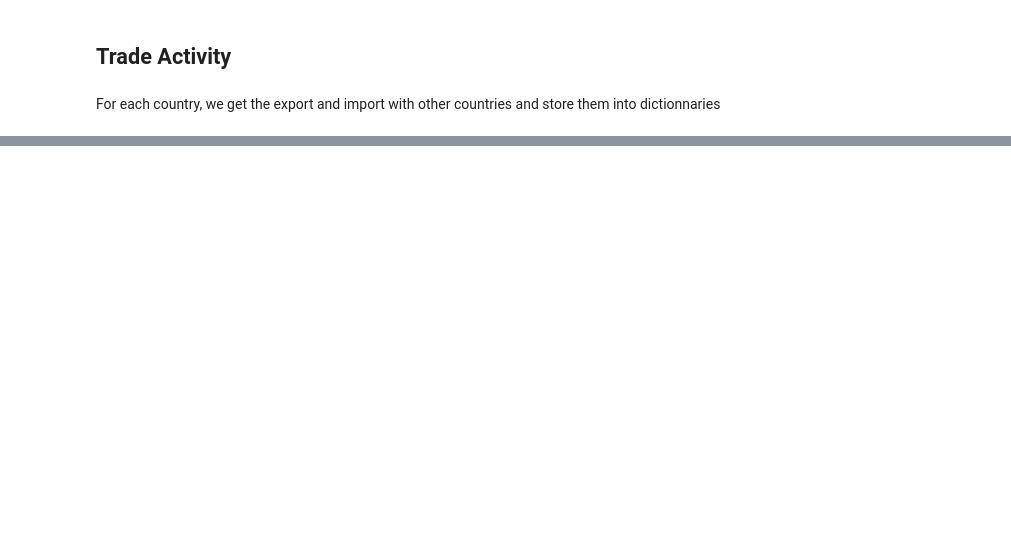
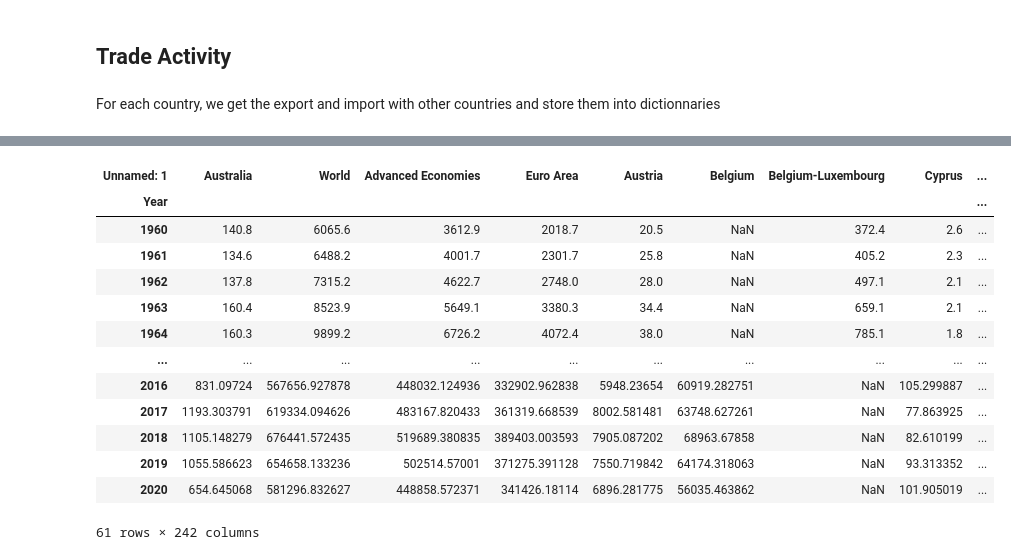
Before and after one commit to graffv/Statapp-Macroeconomie, a Jupyter notebook: trade_activity.ipynb, the cells around one changed output, grey strips where cells are left out. Cells and saved outputs as stored; diff of their text form; code cells hidden in the pictures; blank space fills up the shorter version.

```diff
--- a/trade_activity.ipynb
+++ b/trade_activity.ipynb
@@ -78,7 +67,8 @@ plt.plot(realGDP.France)
 # %% [markdown]
 For each country, we get the export and import with other countries and store them into dictionnaries
 # %%
-list_countries = ["Australia", "France", "Germany", "Switzerland", "UnitedStates", "Canada", "UnitedKingdom"]
+list_countries = ["Australia", "France", "Germany", "Switzerland", "UnitedStates",
+                  "Canada", "UnitedKingdom", "Denmark", "Italy"]
 dict_paths = {}
 dict_xls = {}
 dict_export = {}
@@ -106,3 +100,20 @@ WARNING *** OLE2 inconsistency: SSCS size is 0 but SSAT size is non-zero
+# %%
+dict_import["France"]
+# %% [output]
+| Unnamed: 1 | Australia | World | Advanced Economies | Euro Area | Austria | Belgium | Belgium-Luxembourg | Cyprus | ... |
+| Year |  |  |  |  |  |  |  |  | ... |
+| 1960 | 140.8 | 6065.6 | 3612.9 | 2018.7 | 20.5 | NaN | 372.4 | 2.6 | ... |
+| 1961 | 134.6 | 6488.2 | 4001.7 | 2301.7 | 25.8 | NaN | 405.2 | 2.3 | ... |
+| 1962 | 137.8 | 7315.2 | 4622.7 | 2748.0 | 28.0 | NaN | 497.1 | 2.1 | ... |
+| 1963 | 160.4 | 8523.9 | 5649.1 | 3380.3 | 34.4 | NaN | 659.1 | 2.1 | ... |
+| 1964 | 160.3 | 9899.2 | 6726.2 | 4072.4 | 38.0 | NaN | 785.1 | 1.8 | ... |
+| ... | ... | ... | ... | ... | ... | ... | ... | ... | ... |
+| 2016 | 831.09724 | 567656.927878 | 448032.124936 | 332902.962838 | 5948.23654 | 60919.282751 | NaN | 105.299887 | ... |
+| 2017 | 1193.303791 | 619334.094626 | 483167.820433 | 361319.668539 | 8002.581481 | 63748.627261 | NaN | 77.863925 | ... |
+| 2018 | 1105.148279 | 676441.572435 | 519689.380835 | 389403.003593 | 7905.087202 | 68963.67858 | NaN | 82.610199 | ... |
+| 2019 | 1055.586623 | 654658.133236 | 502514.57001 | 371275.391128 | 7550.719842 | 64174.318063 | NaN | 93.313352 | ... |
+| 2020 | 654.645068 | 581296.832627 | 448858.572371 | 341426.18114 | 6896.281775 | 56035.463862 | NaN | 101.905019 | ... |
+61 rows × 242 columns
 # %%
 W_France_Germany_function = get_trade_activity("France", "Germany")
 # %%
```
Also changed, not shown: parts of 9 cells of this notebook.
